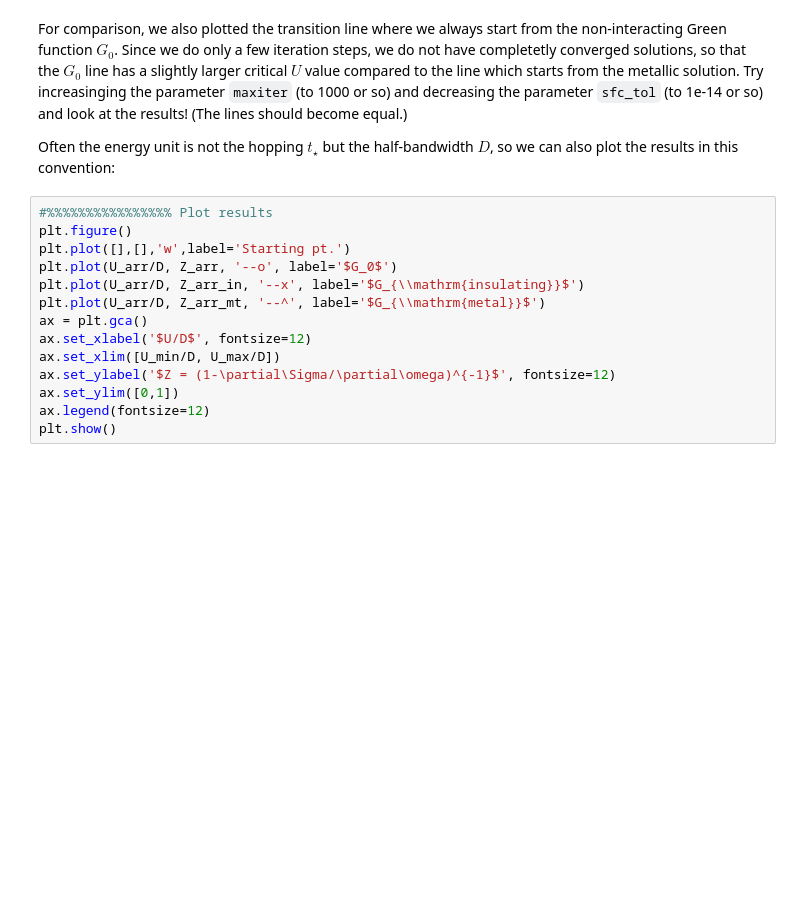
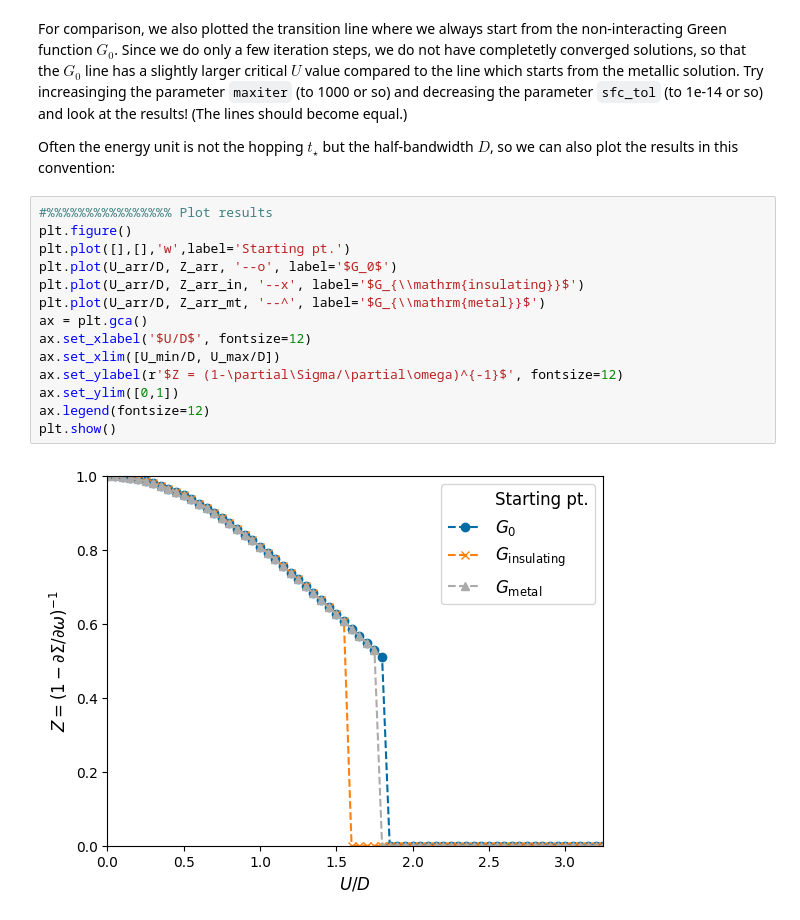
Before and after one commit to SpM-lab/sparse-ir-tutorial-v2, a Jupyter notebook: src/DMFT_IPT_py.ipynb, the cells around one changed output. Cells and saved outputs as stored; diff of their text form; blank space fills up the shorter version.

```diff
--- a/src/DMFT_IPT_py.ipynb
+++ b/src/DMFT_IPT_py.ipynb
@@ -396,14 +423,16 @@ Often the energy unit is not the hopping $t_\star$ but the half-bandwidth $D$, s
 # %%
 #%%%%%%%%%%%%%%%% Plot results
 plt.figure()
 plt.plot([],[],'w',label='Starting pt.')
 plt.plot(U_arr/D, Z_arr, '--o', label='$G_0$')
 plt.plot(U_arr/D, Z_arr_in, '--x', label='$G_{\\mathrm{insulating}}$')
 plt.plot(U_arr/D, Z_arr_mt, '--^', label='$G_{\\mathrm{metal}}$')
 ax = plt.gca()
 ax.set_xlabel('$U/D$', fontsize=12)
 ax.set_xlim([U_min/D, U_max/D])
-ax.set_ylabel('$Z = (1-\partial\Sigma/\partial\omega)^{-1}$', fontsize=12)
+ax.set_ylabel(r'$Z = (1-\partial\Sigma/\partial\omega)^{-1}$', fontsize=12)
 ax.set_ylim([0,1])
 ax.legend(fontsize=12)
 plt.show()
+# %% [output]
+[figure, added]
```
Also changed, not shown: parts of 8 cells of this notebook.
